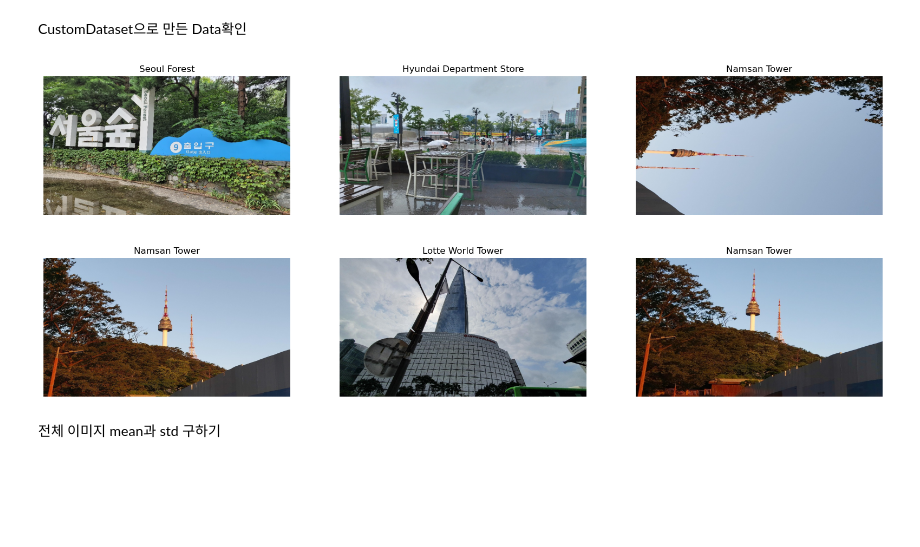
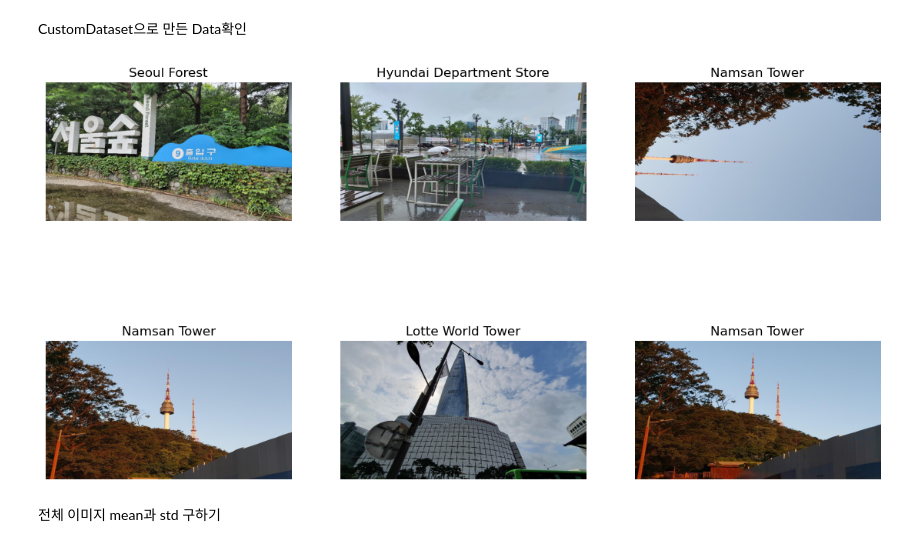
Before and after one commit to yunguks/KNU_AICOSS_bitso, a Jupyter notebook: bitdol_classification.ipynb, the cells around one changed output. Saved outputs shown, nothing was run; the diff lists cells and outputs as text; code cells hidden in the pictures; blank space fills up the shorter version.

```diff
--- a/bitdol_classification.ipynb
+++ b/bitdol_classification.ipynb
@@ -167,15 +167,15 @@ CustomDataset으로 만든 Data확인
 # %%
 temp_dataset = CustomDataset(all_img_path,all_label, train_mode=True)
 
 import matplotlib.pyplot as plt
-plt.figure(figsize=(20,8))
+plt.figure(figsize=(14,8))
 for i in range(6):
     plt.subplot(2,3,i+1)
     plt.imshow(temp_dataset.__getitem__(i)[0][...,::-1])
     plt.title(classes[temp_dataset.__getitem__(i)[1]])
     plt.axis('off')
 # %% [output]
-[figure, old version]
+[figure, new version]
 # %% [markdown]
 전체 이미지 mean과 std 구하기
 # %%
```
Also changed, not shown: parts of 1 cell of this notebook.
